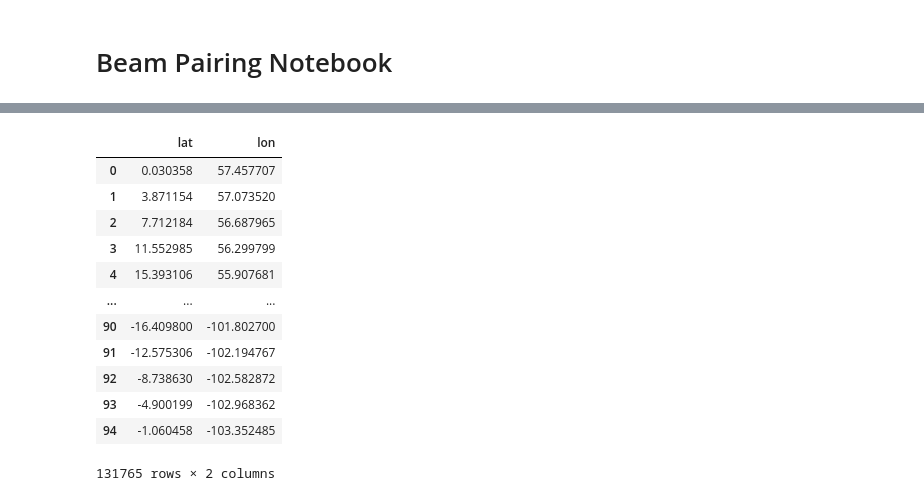
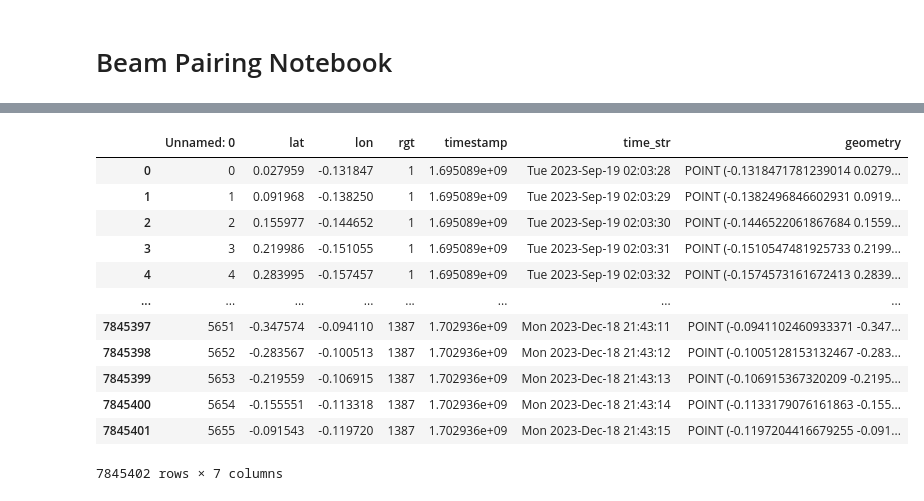
Before and after one commit to ICESAT-2HackWeek/EverythingAnyWhereAllAtOnce, a Jupyter notebook: notebooks/beam-pairing-notebook.ipynb, the cells around one changed output, grey strips where cells are left out. Saved outputs shown, nothing was run; the diff lists cells and outputs as text; code cells hidden in the pictures.

```diff
--- a/notebooks/beam-pairing-notebook.ipynb
+++ b/notebooks/beam-pairing-notebook.ipynb
@@ -114,16 +25,19 @@ right, left = make_new_rgts(df_all)
-# %%
-left
-# %% [output]
-|  | lat | lon |
-| 0 | 0.030358 | 57.457707 |
-| 1 | 3.871154 | 57.073520 |
-| 2 | 7.712184 | 56.687965 |
-| 3 | 11.552985 | 56.299799 |
-| 4 | 15.393106 | 55.907681 |
-| ... | ... | ... |
-| 90 | -16.409800 | -101.802700 |
-| 91 | -12.575306 | -102.194767 |
-| 92 | -8.738630 | -102.582872 |
-| 93 | -4.900199 | -102.968362 |
-| 94 | -1.060458 | -103.352485 |
-131765 rows × 2 columns
+# %%
+# Read collection of RGT tracks
+rgt_paths = '/home/jovyan/shared-public/ICESat-2-Hackweek/ground_tracks/cycle21_1hz_points.csv'
+rgt_tracks = pd.read_csv(rgt_paths)
+rgt_tracks
+# %% [output]
+|  | Unnamed: 0 | lat | lon | rgt | timestamp | time_str | geometry |
+| 0 | 0 | 0.027959 | -0.131847 | 1 | 1.695089e+09 | Tue 2023-Sep-19 02:03:28 | POINT (-0.1318471781239014 0.0279... |
+| 1 | 1 | 0.091968 | -0.138250 | 1 | 1.695089e+09 | Tue 2023-Sep-19 02:03:29 | POINT (-0.1382496846602931 0.0919... |
+| 2 | 2 | 0.155977 | -0.144652 | 1 | 1.695089e+09 | Tue 2023-Sep-19 02:03:30 | POINT (-0.1446522061867684 0.1559... |
+| 3 | 3 | 0.219986 | -0.151055 | 1 | 1.695089e+09 | Tue 2023-Sep-19 02:03:31 | POINT (-0.1510547481925733 0.2199... |
+| 4 | 4 | 0.283995 | -0.157457 | 1 | 1.695089e+09 | Tue 2023-Sep-19 02:03:32 | POINT (-0.1574573161672413 0.2839... |
+| ... | ... | ... | ... | ... | ... | ... | ... |
+| 7845397 | 5651 | -0.347574 | -0.094110 | 1387 | 1.702936e+09 | Mon 2023-Dec-18 21:43:11 | POINT (-0.0941102460933371 -0.347... |
+| 7845398 | 5652 | -0.283567 | -0.100513 | 1387 | 1.702936e+09 | Mon 2023-Dec-18 21:43:12 | POINT (-0.1005128153132467 -0.283... |
+| 7845399 | 5653 | -0.219559 | -0.106915 | 1387 | 1.702936e+09 | Mon 2023-Dec-18 21:43:13 | POINT (-0.106915367320209 -0.2195... |
+| 7845400 | 5654 | -0.155551 | -0.113318 | 1387 | 1.702936e+09 | Mon 2023-Dec-18 21:43:14 | POINT (-0.1133179076161863 -0.155... |
+| 7845401 | 5655 | -0.091543 | -0.119720 | 1387 | 1.702936e+09 | Mon 2023-Dec-18 21:43:15 | POINT (-0.1197204416679255 -0.091... |
+7845402 rows × 7 columns
```
Also changed, not shown: parts of 17 cells of this notebook.
